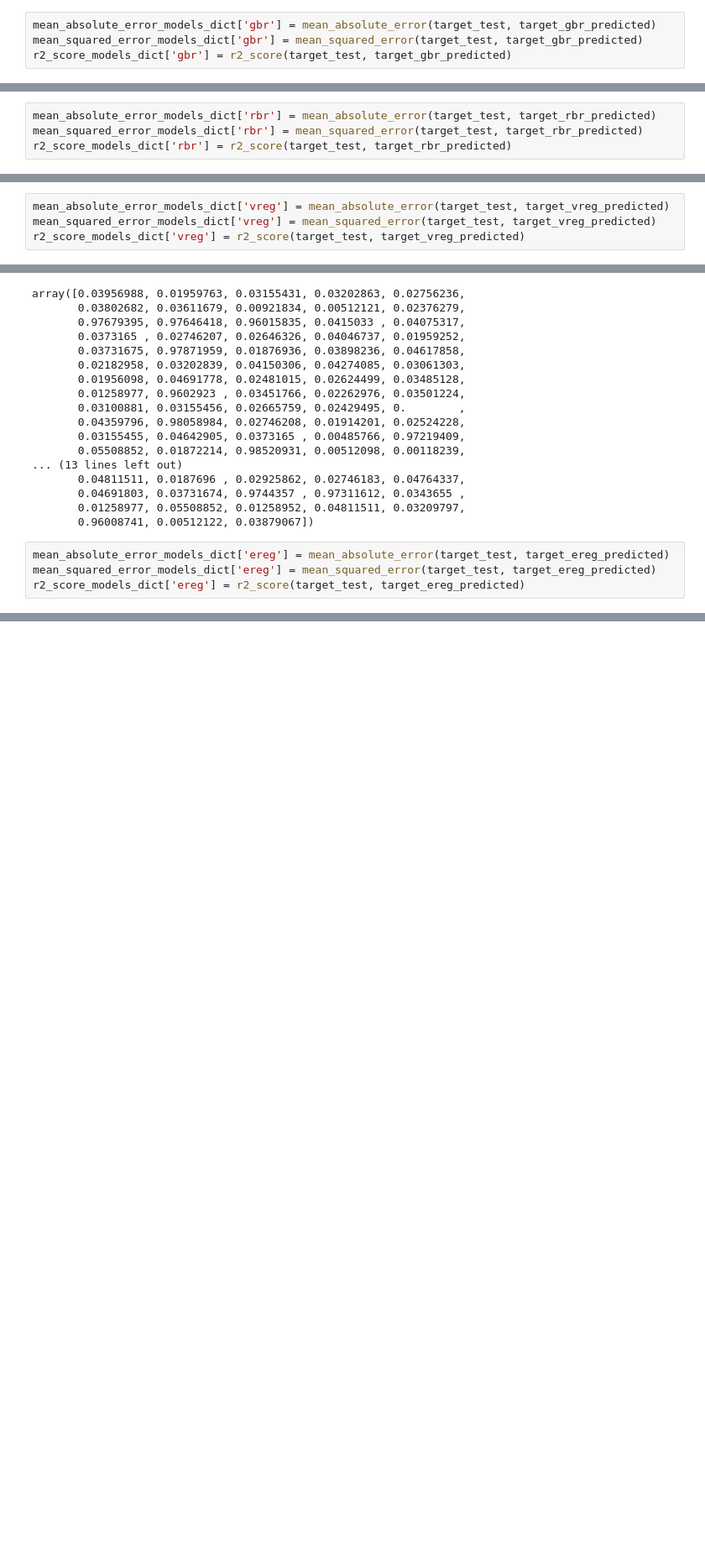
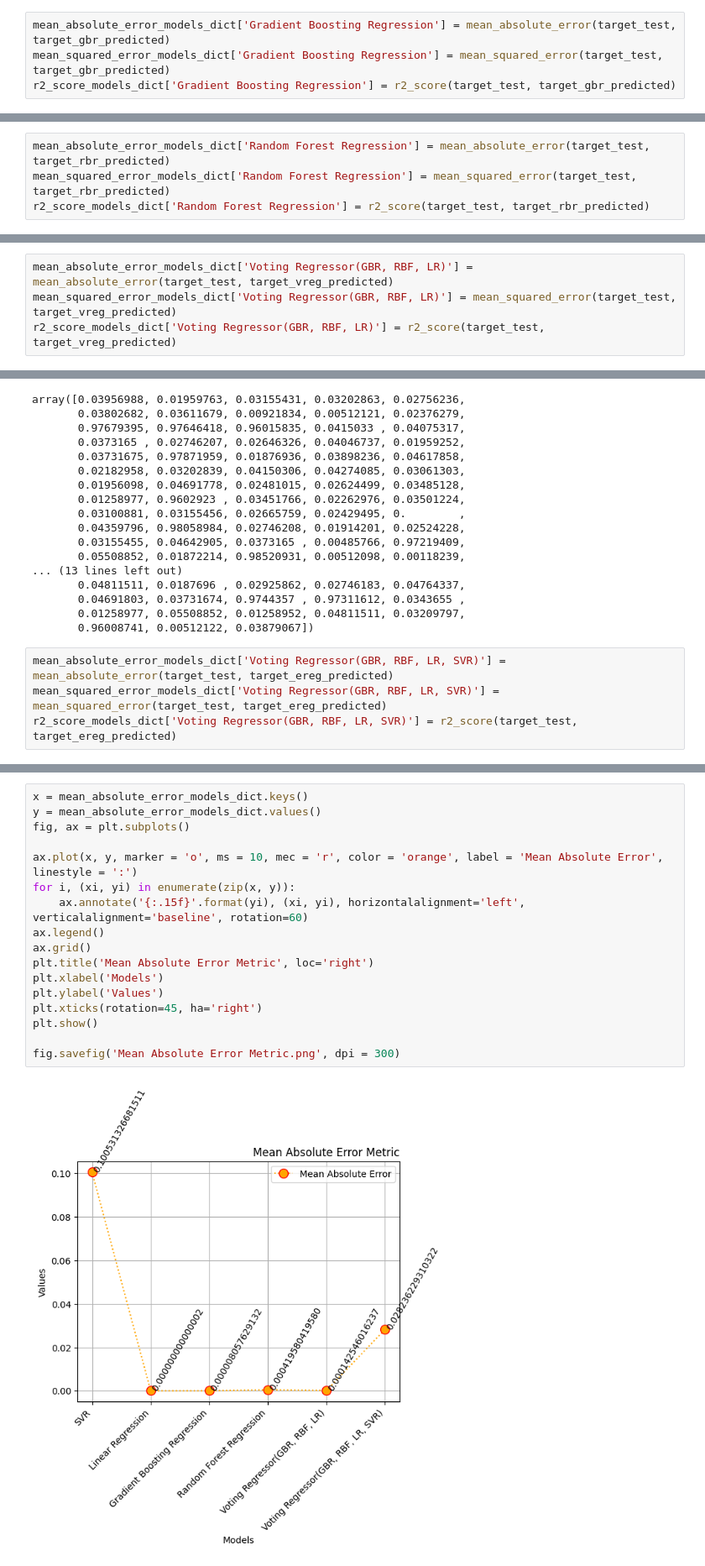
Before and after one commit to sdhariwa/Correlation-faults-and-crashes, a Jupyter notebook: Models.ipynb, the cells around one changed output, grey strips where cells are left out. Shown at 84% size. Cells and saved outputs as stored; diff of their text form; blank space fills up the shorter version.

Commit message:
plot graphs

```diff
--- a/Models.ipynb
+++ b/Models.ipynb
@@ -359,7 +358,7 @@ array([5.73626455e-06, 5.73626455e-06, 5.73626455e-06, 5.73626455e-06,
        5.73626455e-06, 5.73626455e-06, 5.73626455e-06, 5.73626455e-06,
        9.99979175e-01, 5.73626455e-06, 5.73626455e-06])
 # %%
-mean_absolute_error_models_dict['gbr'] = mean_absolute_error(target_test, target_gbr_predicted)
-mean_squared_error_models_dict['gbr'] = mean_squared_error(target_test, target_gbr_predicted)
-r2_score_models_dict['gbr'] = r2_score(target_test, target_gbr_predicted)
+mean_absolute_error_models_dict['Gradient Boosting Regression'] = mean_absolute_error(target_test, target_gbr_predicted)
+mean_squared_error_models_dict['Gradient Boosting Regression'] = mean_squared_error(target_test, target_gbr_predicted)
+r2_score_models_dict['Gradient Boosting Regression'] = r2_score(target_test, target_gbr_predicted)
 # %%
@@ -395,5 +394,5 @@ array([0.  , 0.  , 0.  , 0.  , 0.  , 0.  , 0.  , 0.  , 0.  , 0.  , 1.  ,
 # %%
-mean_absolute_error_models_dict['rbr'] = mean_absolute_error(target_test, target_rbr_predicted)
-mean_squared_error_models_dict['rbr'] = mean_squared_error(target_test, target_rbr_predicted)
-r2_score_models_dict['rbr'] = r2_score(target_test, target_rbr_predicted)
+mean_absolute_error_models_dict['Random Forest Regression'] = mean_absolute_error(target_test, target_rbr_predicted)
+mean_squared_error_models_dict['Random Forest Regression'] = mean_squared_error(target_test, target_rbr_predicted)
+r2_score_models_dict['Random Forest Regression'] = r2_score(target_test, target_rbr_predicted)
 # %%
@@ -438,7 +437,7 @@ array([1.91208818e-06, 1.91208818e-06, 1.91208818e-06, 1.91208818e-06,
        1.00019121e-02, 1.91208818e-06, 1.91208818e-06, 1.91208818e-06,
        9.99993058e-01, 1.91208818e-06, 1.91208818e-06])
 # %%
-mean_absolute_error_models_dict['vreg'] = mean_absolute_error(target_test, target_vreg_predicted)
-mean_squared_error_models_dict['vreg'] = mean_squared_error(target_test, target_vreg_predicted)
-r2_score_models_dict['vreg'] = r2_score(target_test, target_vreg_predicted)
+mean_absolute_error_models_dict['Voting Regressor(GBR, RBF, LR)'] = mean_absolute_error(target_test, target_vreg_predicted)
+mean_squared_error_models_dict['Voting Regressor(GBR, RBF, LR)'] = mean_squared_error(target_test, target_vreg_predicted)
+r2_score_models_dict['Voting Regressor(GBR, RBF, LR)'] = r2_score(target_test, target_vreg_predicted)
 # %%
@@ -505,7 +504,7 @@ array([0.03956988, 0.01959763, 0.03155431, 0.03202863, 0.02756236,
        0.01258977, 0.05508852, 0.01258952, 0.04811511, 0.03209797,
        0.96008741, 0.00512122, 0.03879067])
 # %%
-mean_absolute_error_models_dict['ereg'] = mean_absolute_error(target_test, target_ereg_predicted)
-mean_squared_error_models_dict['ereg'] = mean_squared_error(target_test, target_ereg_predicted)
-r2_score_models_dict['ereg'] = r2_score(target_test, target_ereg_predicted)
+mean_absolute_error_models_dict['Voting Regressor(GBR, RBF, LR, SVR)'] = mean_absolute_error(target_test, target_ereg_predicted)
+mean_squared_error_models_dict['Voting Regressor(GBR, RBF, LR, SVR)'] = mean_squared_error(target_test, target_ereg_predicted)
+r2_score_models_dict['Voting Regressor(GBR, RBF, LR, SVR)'] = r2_score(target_test, target_ereg_predicted)
 # %%
@@ -521,3 +520,22 @@ R-Square Error: 0.9926440011151876
+# %%
+x = mean_absolute_error_models_dict.keys()
+y = mean_absolute_error_models_dict.values()
+fig, ax = plt.subplots()
+
+ax.plot(x, y, marker = 'o', ms = 10, mec = 'r', color = 'orange', label = 'Mean Absolute Error', linestyle = ':')
+for i, (xi, yi) in enumerate(zip(x, y)):
+    ax.annotate('{:.15f}'.format(yi), (xi, yi), horizontalalignment='left', verticalalignment='baseline', rotation=60)
+ax.legend()
+ax.grid()
+plt.title('Mean Absolute Error Metric', loc='right')
+plt.xlabel('Models')
+plt.ylabel('Values')
+plt.xticks(rotation=45, ha='right')
+plt.show()
+
+fig.savefig('Mean Absolute Error Metric.png', dpi = 300)
+# %% [output]
+[figure, added]
 # %%
 print("Mean Absolute Error of all models")
 mean_absolute_error_models_dict
```
Also changed, not shown: parts of 17 cells of this notebook, 4 other files.
